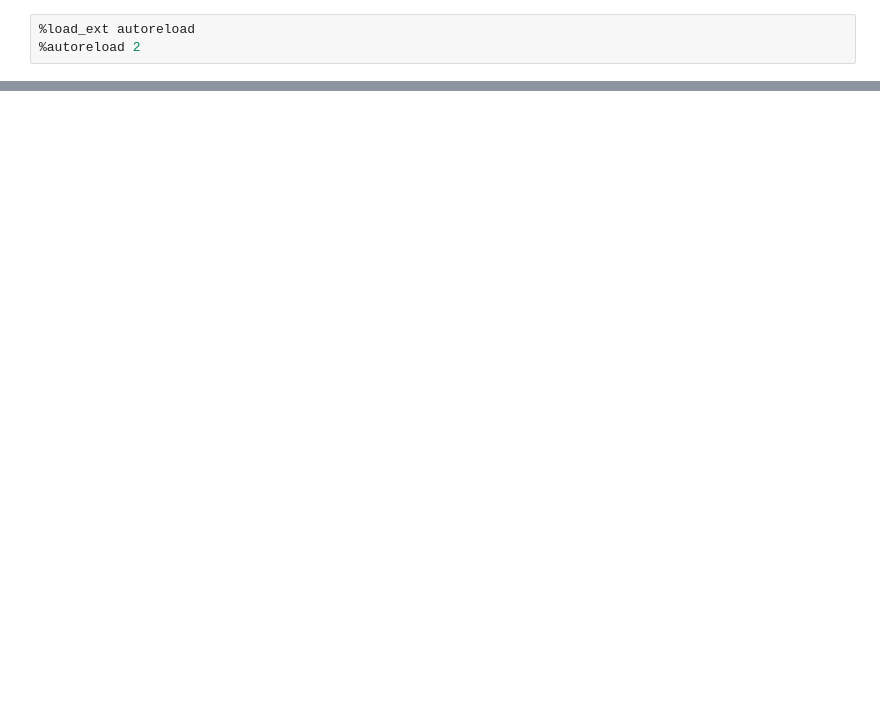
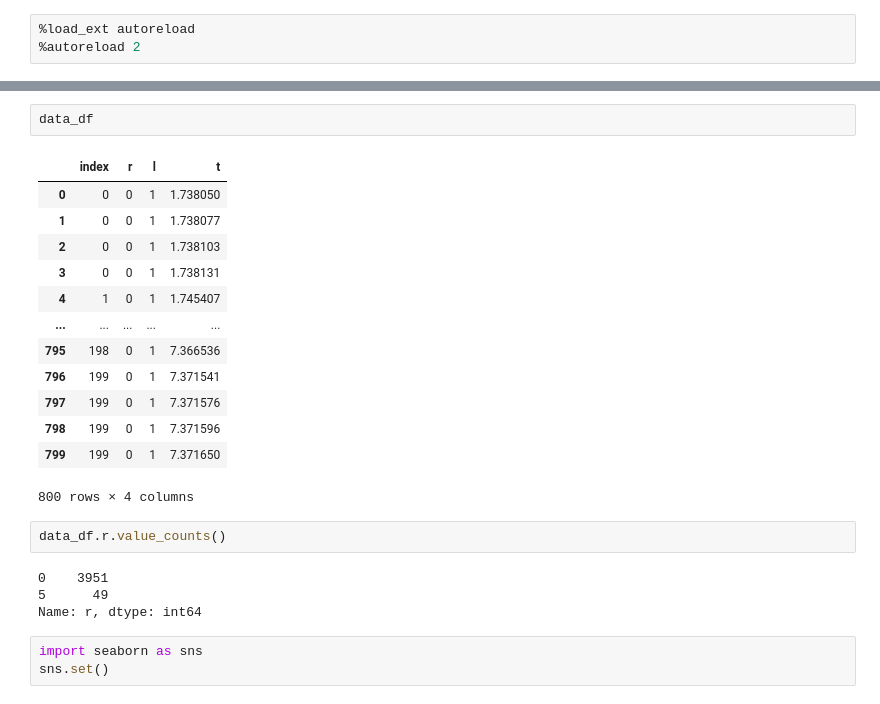
Before and after one commit to pehuenmoure/warehouse_rrl, a Jupyter notebook: TestNotebook.ipynb, the cells around one changed output, grey strips where cells are left out. Cells and saved outputs as stored; diff of their text form; blank space fills up the shorter version.

```diff
--- a/TestNotebook.ipynb
+++ b/TestNotebook.ipynb
@@ -70,0 +71,25 @@ The tensorboard module is not an IPython extension.
+# %%
+data_df
+# %% [output]
+|  | index | r | l | t |
+| 0 | 0 | 0 | 1 | 1.738050 |
+| 1 | 0 | 0 | 1 | 1.738077 |
+| 2 | 0 | 0 | 1 | 1.738103 |
+| 3 | 0 | 0 | 1 | 1.738131 |
+| 4 | 1 | 0 | 1 | 1.745407 |
+| ... | ... | ... | ... | ... |
+| 795 | 198 | 0 | 1 | 7.366536 |
+| 796 | 199 | 0 | 1 | 7.371541 |
+| 797 | 199 | 0 | 1 | 7.371576 |
+| 798 | 199 | 0 | 1 | 7.371596 |
+| 799 | 199 | 0 | 1 | 7.371650 |
+800 rows × 4 columns
+# %%
+data_df.r.value_counts()
+# %% [output]
+0    3951
+5      49
+Name: r, dtype: int64
+# %%
+import seaborn as sns
+sns.set()
```
Also changed, not shown: parts of 14 cells of this notebook, 7 other files.
